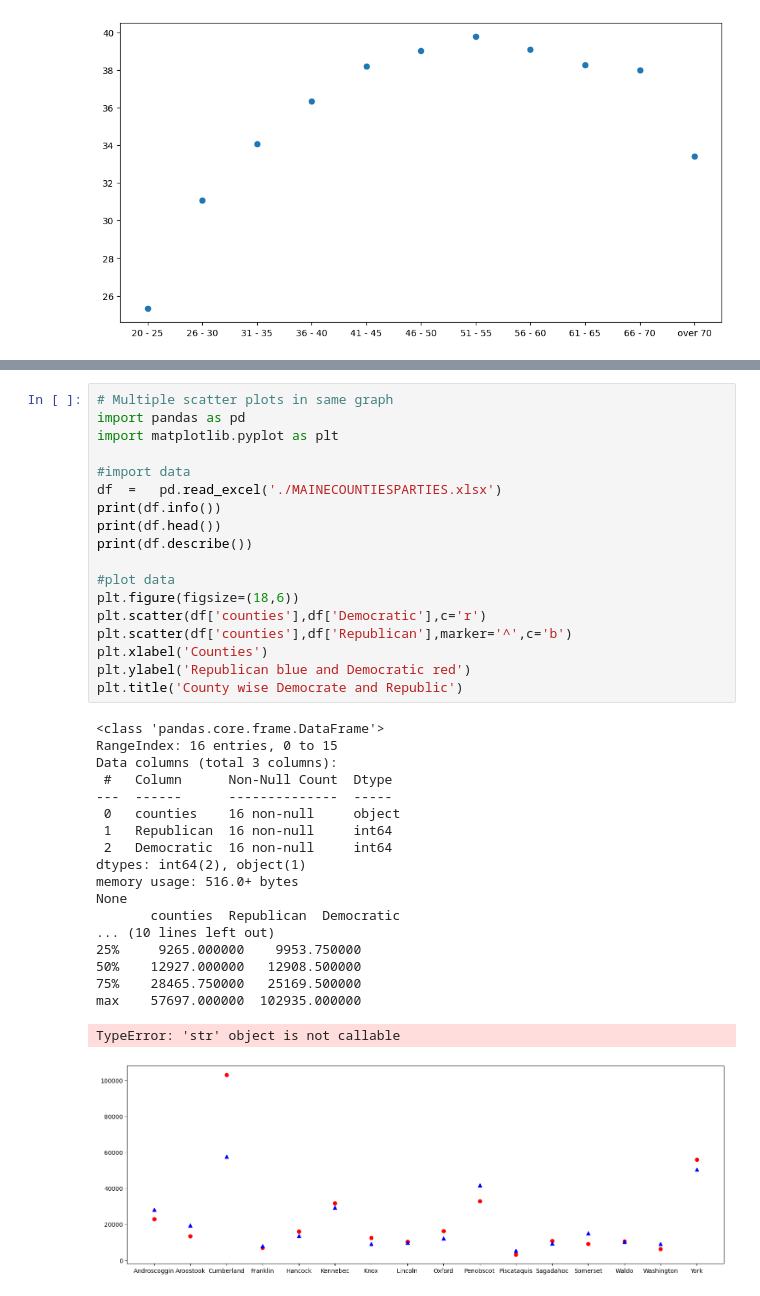
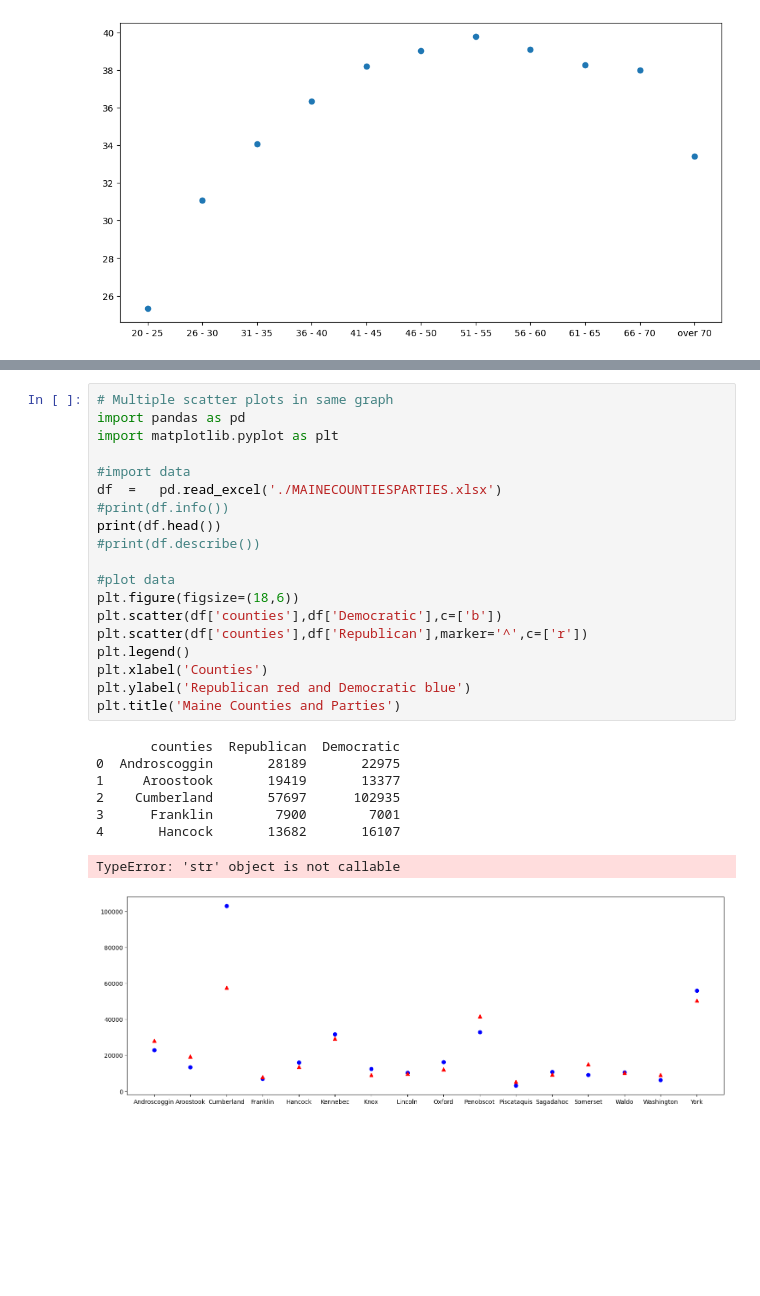
Before and after one commit to aleem-dev/DataAnalysis, a Jupyter notebook: DS-Python-EngyFouda/ch-3/scatterplot.ipynb, the cells around one changed output, grey strips where cells are left out. Drawn from its saved outputs; the diff is of its cells as text; blank space fills up the shorter version.

Commit message:
scatter plot with legend and conclusion, to add legend we need to add label='' property to the plot.

```diff
--- a/DS-Python-EngyFouda/ch-3/scatterplot.ipynb
+++ b/DS-Python-EngyFouda/ch-3/scatterplot.ipynb
@@ -101,38 +101,28 @@ These patterns help students and analysts visually assess how two variables rela
 # %%
 # Multiple scatter plots in same graph
 import pandas as pd
 import matplotlib.pyplot as plt
 
 #import data
 df  =   pd.read_excel('./MAINECOUNTIESPARTIES.xlsx')
-print(df.info())
+#print(df.info())
 print(df.head())
-print(df.describe())
+#print(df.describe())
 
 #plot data
 plt.figure(figsize=(18,6))
-plt.scatter(df['counties'],df['Democratic'],c='r')
-plt.scatter(df['counties'],df['Republican'],marker='^',c='b')
+plt.scatter(df['counties'],df['Democratic'],c=['b'])
+plt.scatter(df['counties'],df['Republican'],marker='^',c=['r'])
+plt.legend()
 plt.xlabel('Counties')
-plt.ylabel('Republican blue and Democratic red')
-plt.title('County wise Democrate and Republic')
+plt.ylabel('Republican red and Democratic blue')
+plt.title('Maine Counties and Parties')
 # %% [output]
-<class 'pandas.core.frame.DataFrame'>
-RangeIndex: 16 entries, 0 to 15
-Data columns (total 3 columns):
- #   Column      Non-Null Count  Dtype
----  ------      --------------  -----
- 0   counties    16 non-null     object
- 1   Republican  16 non-null     int64
- 2   Democratic  16 non-null     int64
-dtypes: int64(2), object(1)
-memory usage: 516.0+ bytes
-None
        counties  Republican  Democratic
-... (10 lines left out)
-25%     9265.000000    9953.750000
-50%    12927.000000   12908.500000
-75%    28465.750000   25169.500000
-max    57697.000000  102935.000000
+0  Androscoggin       28189       22975
+1     Aroostook       19419       13377
+2    Cumberland       57697      102935
+3      Franklin        7900        7001
+4       Hancock       13682       16107
 TypeError: 'str' object is not callable
-[figure, old version]
+[figure, new version]
```
